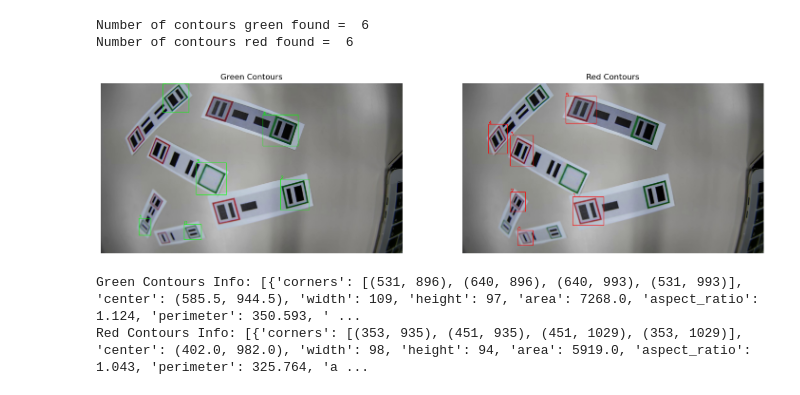
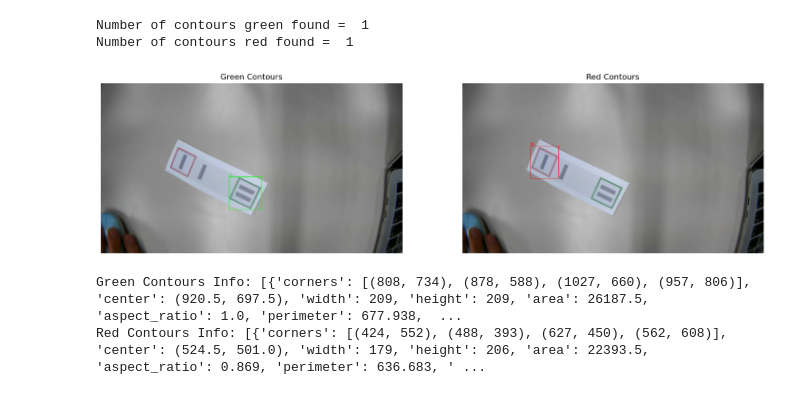
Before and after one commit to miguelable/openCV_basics, a Jupyter notebook: Practices/practice_3.ipynb, the cells around one changed output. Drawn from its saved outputs; the diff is of its cells as text; code cells hidden in the pictures.

```diff
--- a/Practices/practice_3.ipynb
+++ b/Practices/practice_3.ipynb
@@ -11,7 +11,7 @@ from sklearn.preprocessing import MinMaxScaler
 %matplotlib inline
 # %%
 # Load the image
-image = cv2.imread("mix_G1_64.jpg")
+image = cv2.imread("1103_G1_14.jpg")
 image = cv2.cvtColor(image, cv2.COLOR_BGR2RGB)
 
 # Display the image
@@ -86,54 +77,65 @@ contours_red, hierarchy = cv2.findContours(img_red_thresh, cv2.RETR_EXTERNAL, cv
+# %%
+def sobel_filter_image(image, kernel_size):
+    img_sobel_x = cv2.Sobel(image, cv2.CV_64F, 1, 0, ksize=kernel_size)
+    img_sobel_y = cv2.Sobel(image, cv2.CV_64F, 0, 1, ksize=kernel_size)
+    img_sobel = np.sqrt(img_sobel_x**2 + img_sobel_y**2)
+    img_sobel = cv2.normalize(img_sobel, None, 0, 255, cv2.NORM_MINMAX, cv2.CV_8U)
+    # Adaptive threshold the image.
+    ret, filtered_image = cv2.threshold(img_sobel, 40, 255, cv2.THRESH_BINARY)
+    return filtered_image
+
+filtered_green = sobel_filter_image(segmented_green, 11)
+filtered_red = sobel_filter_image(segmented_red, 11)
+# %%
+def find_contours(filtered_image):
+    # Find countours in the images
+    contours, hierarchy = cv2.findContours(filtered_image, cv2.RETR_EXTERNAL, cv2.CHAIN_APPROX_SIMPLE)
+    filtered_contours= []
+    for contour in contours:
+        x, y, w, h = cv2.boundingRect(contour)
+        aspect_ratio = w / h
+        area = cv2.contourArea(contour)
+        if area > 4000 and aspect_ratio > 0.6 and aspect_ratio < 1.3:
+            filtered_contours.append(contour)
+    return filtered_contours
 # %%
 # Filter the contours by aspect ratio and area
-filtered_green_contours= []
-for contour in contours_green:
-    x, y, w, h = cv2.boundingRect(contour)
-    aspect_ratio = w / h
-    area = cv2.contourArea(contour)
-    if area > 2000 and aspect_ratio > 0.6 and aspect_ratio < 1.3:
-        filtered_green_contours.append(contour)
-
-filtered_red_contours = []
-for contour in contours_red:
-    x, y, w, h = cv2.boundingRect(contour)
-    aspect_ratio = w / h
-    area = cv2.contourArea(contour)
-    if area > 4000 and aspect_ratio > 0.6 and aspect_ratio < 1.3:
-        filtered_red_contours.append(contour)
+filtered_green_contours = find_contours(filtered_green)
+filtered_red_contours = find_contours(filtered_red)
 
 # Number of contours
 print('Number of contours green found = ', len(filtered_green_contours))
 print('Number of contours red found = ', len(filtered_red_contours))
 
 # Draw the contours on the image
 contours_green_image = np.copy(image)
 contours_red_image = np.copy(image)
 
 index = 0
 for contour in filtered_green_contours:
     x, y, w, h = cv2.boundingRect(contour)
     cv2.rectangle(contours_green_image, (x, y), (x+w, y+h), (0, 255, 0), 2)
     # Write the index of the contour in the image
     cv2.putText(contours_green_image, str(index), (x, y), cv2.FONT_HERSHEY_SIMPLEX, 1, (0, 255, 0), 2)
     index += 1
 
 index = 0
 for contour in filtered_red_contours:
     x, y, w, h = cv2.boundingRect(contour)
     cv2.rectangle(contours_red_image, (x, y), (x+w, y+h), (255, 0, 0), 2)
     # Write the index of the contour in the image
     cv2.putText(contours_red_image, str(index), (x, y), cv2.FONT_HERSHEY_SIMPLEX, 1, (255, 0, 0), 2)
     index += 1
 
 # Display the image with the bounding boxes
 plt.figure(figsize=[18, 5])
 plt.subplot(1, 2, 1) ; plt.imshow(contours_green_image) ; plt.axis('off'); plt.title('Green Contours')
 plt.subplot(1, 2, 2) ; plt.imshow(contours_red_image) ; plt.axis('off') ; plt.title('Red Contours')
 plt.show()
 # %% [output]
-Number of contours green found =  6
-Number of contours red found =  6
+Number of contours green found =  1
+Number of contours red found =  1
-[figure, old version]
+[figure, new version]
 # %%
 def extract_contour_info(contours):
     contour_info = []
@@ -141,13 +143,13 @@ def extract_contour_info(contours):
     for contour in contours:
         area = round(cv2.contourArea(contour), 3)
         x, y, w, h = cv2.boundingRect(contour)
-        corners = [
-            (x, y),
-            (x + w, y),
-            (x + w, y + h),
-            (x, y + h)
-        ]
         perimeter = round(cv2.arcLength(contour, True), 3)
+        # Get the real corners of the contour, could not be the same as the bounding box and could be affine
+        # transformed
+        rect = cv2.minAreaRect(contour)
+        box = cv2.boxPoints(rect)
+        box = np.int16(box)
+        corners = [(corner[0], corner[1]) for corner in box]
 
         contour_info.append({
             'corners': corners,  # Esquinas en relación a la imagen original
@@ -168,8 +170,8 @@ red_contour_info = extract_contour_info(filtered_red_contours)
 print("Green Contours Info:", green_contour_info)
 print("Red Contours Info:", red_contour_info)
 # %% [output]
-Green Contours Info: [{'corners': [(531, 896), (640, 896), (640, 993), (531, 993)], 'center': (585.5, 944.5), 'width': 109, 'height': 97, 'area': 7268.0, 'aspect_ratio': 1.124, 'perimeter': 350.593, ' ...
-Red Contours Info: [{'corners': [(353, 935), (451, 935), (451, 1029), (353, 1029)], 'center': (402.0, 982.0), 'width': 98, 'height': 94, 'area': 5919.0, 'aspect_ratio': 1.043, 'perimeter': 325.764, 'a ...
+Green Contours Info: [{'corners': [(808, 734), (878, 588), (1027, 660), (957, 806)], 'center': (920.5, 697.5), 'width': 209, 'height': 209, 'area': 26187.5, 'aspect_ratio': 1.0, 'perimeter': 677.938,  ...
+Red Contours Info: [{'corners': [(424, 552), (488, 393), (627, 450), (562, 608)], 'center': (524.5, 501.0), 'width': 179, 'height': 206, 'area': 22393.5, 'aspect_ratio': 0.869, 'perimeter': 636.683, ' ...
 # %%
 def match_contours(red_contours_info, green_contours_info):
     matches = []
```
Also changed, not shown: parts of 13 cells of this notebook, 1 other file.
